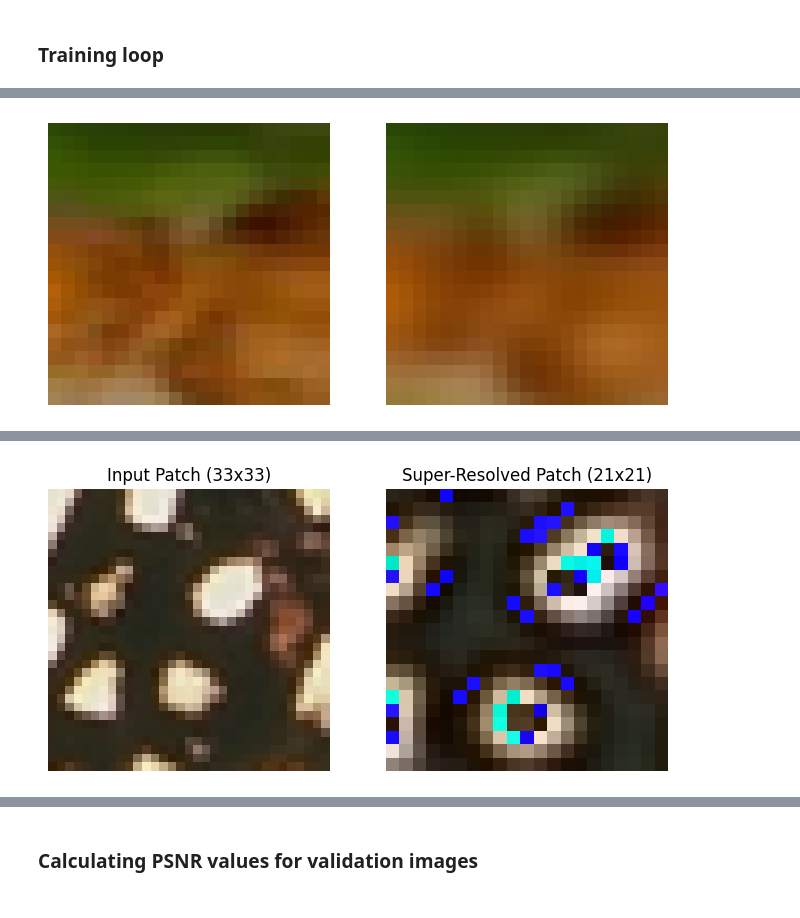
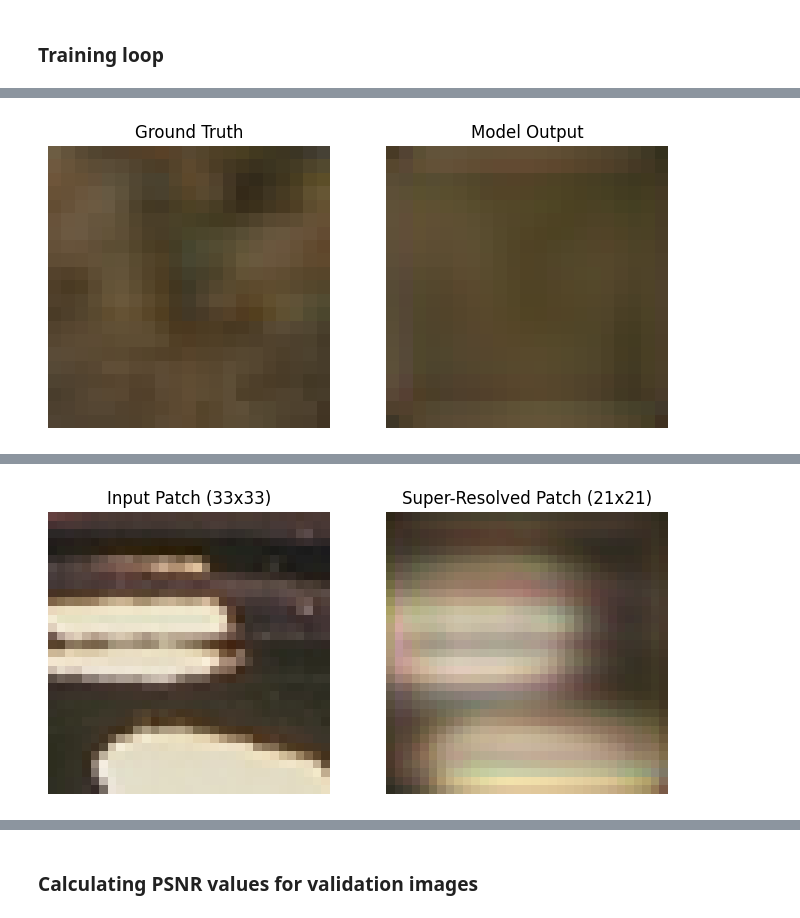
Before and after one commit to AdamAzuddin/SRCNN-PyTorch, a Jupyter notebook: train_srcnn.ipynb, the cells around one changed output, grey strips where cells are left out. Saved outputs shown, nothing was run; the diff lists cells and outputs as text; code cells hidden in the pictures.

```diff
--- a/train_srcnn.ipynb
+++ b/train_srcnn.ipynb
@@ -23,17 +23,17 @@ device = torch.device('cuda' if torch.cuda.is_available() else 'cpu')
 class MyDataset(Dataset):
     def __init__(self, file_path):
         self.file = h5py.File(file_path, 'r')
-        self.data = self.file['data']
-        self.label = self.file['label']
+        self.input = self.file['data']
+        self.target = self.file['label']
 
     def __len__(self):
-        return len(self.data)
+        return len(self.input)
 
     def __getitem__(self,idx):
-        image = torch.tensor(self.data[idx], dtype=torch.float32)
-        label = torch.tensor(self.label[idx], dtype=torch.float32)
+        input = torch.tensor(self.input[idx], dtype=torch.float32)
+        target = torch.tensor(self.target[idx], dtype=torch.float32)
 
-        return image, label
+        return input, target
 
     def close(self):
         self.file.close()
@@ -206,28 +233,52 @@ Training completed in 189.27 seconds
 # %%
-#Evaluate model on validation dataset
+import matplotlib.pyplot as plt
+from torchvision.transforms import ToPILImage
+
+to_pil_image = ToPILImage()
+
+# Evaluate model on validation dataset
 model.eval()
 val_loss = 0.0
-for batch_idx, (val_inputs, val_labels) in enumerate(val_loader):
+device = torch.device('cuda' if torch.cuda.is_available() else 'cpu')
+
+with torch.no_grad():
+    for batch_idx, (val_inputs, val_labels) in enumerate(val_loader):
+        val_inputs, val_labels = val_inputs.to(device), val_labels.to(device)
+
+        val_outputs = model(val_inputs)
+
+        # Ensure the output and target sizes match
+        if val_outputs.size() != val_labels.size():
+            val_outputs = F.interpolate(val_outputs, size=val_labels.size()[2:], mode='bicubic', align_corners=False)
+
+        val_loss += criterion(val_outputs, val_labels).item()
+
+    # Calculate average validation loss
+    average_val_loss = val_loss / len(val_loader)
+    print(f"Validation Loss: {average_val_loss}")
+
+    # Visualize some example results
+    index_to_print = 69
+    val_inputs, val_labels = next(iter(val_loader))
+    val_inputs, val_labels = val_inputs.to(device), val_labels.to(device)
     val_outputs = model(val_inputs)
-    #val_outputs = torch.nn.functional.interpolate(outputs, size=(21,21), mode='bilinear', align_corners=False)
-    """ print(val_labels[0])
-    print(val_outputs[0]) """
 
-    val_loss += criterion(val_outputs, val_labels).item()
+    if val_outputs.size() != val_labels.size():
+        val_outputs = F.interpolate(val_outputs, size=val_labels.size()[2:], mode='bicubic', align_corners=False)
 
-index_to_print = 5
+    val_outputs = val_outputs.cpu()
+    val_labels = val_labels.cpu()
 
-plt.figure(figsize=(8, 4))
-plt.subplot(1,2,1)
-plt.imshow(to_pil_image(val_labels[index_to_print]))
-plt.axis('off')
+    plt.figure(figsize=(8, 4))
+    plt.subplot(1, 2, 1)
+    plt.imshow(to_pil_image(val_labels[index_to_print]))
+    plt.title('Ground Truth')
+    plt.axis('off')
 
-plt.subplot(1,2,2)
-plt.imshow(to_pil_image(val_outputs[index_to_print]))
-plt.axis('off')
+    plt.subplot(1, 2, 2)
+    plt.imshow(to_pil_image(val_outputs[index_to_print]))
+    plt.title('Model Output')
+    plt.axis('off')
 
-plt.show()
-
-average_val_loss = val_loss / len(val_loader)
-print(f"Validation Loss: {average_val_loss}")
+    plt.show()
 # %% [output]
@@ -234 +286 @@ print(f"Validation Loss: {average_val_loss}")
-[figure, old version]
+[figure, new version]
@@ -271,7 +322,7 @@ with torch.no_grad():
     output_batch = model(input_batch)
 
 # Visualize and evaluate a specific output patch
-patch_index = 69  # Example patch index to visualize
+patch_index = 21  # Example patch index to visualize
 
 # Convert output patch tensor to a PIL image
 output_patch_tensor = output_batch[patch_index].detach().cpu()
@@ -295,4 +346,4 @@ plt.axis('off')
 
 plt.show()
 # %% [output]
-[figure, old version]
+[figure, new version]
```
Also changed, not shown: parts of 10 cells of this notebook, 5 other files.
